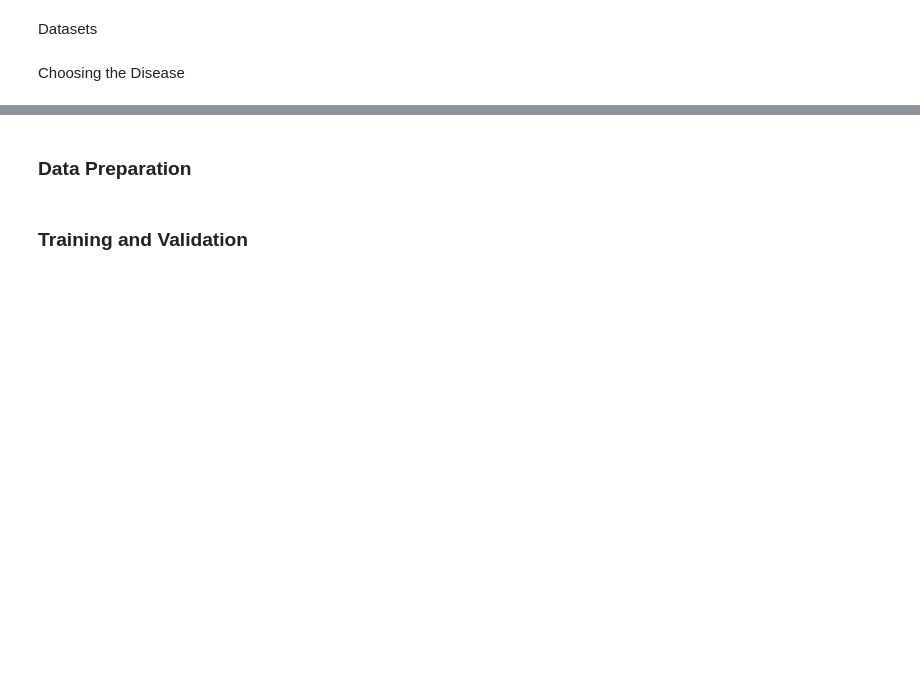
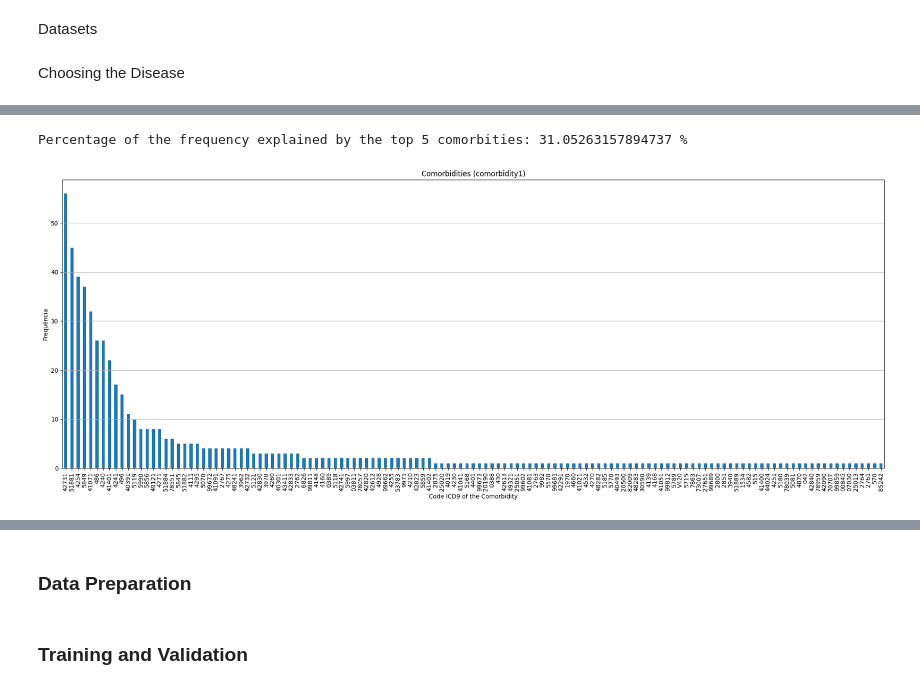
Before and after one commit to ossclaudia/Machine-Learning-2, a Jupyter notebook: projeto.ipynb, the cells around one changed output, grey strips where cells are left out. Drawn from its saved outputs; the diff is of its cells as text; code cells hidden in the pictures; blank space fills up the shorter version.

```diff
--- a/projeto.ipynb
+++ b/projeto.ipynb
@@ -37,8 +36,23 @@ items = pd.read_csv('tables/D_ITEMS.csv')
 # %% [markdown]
 Choosing the Disease
 # %%
-d = diag[diag['ICD9_CODE'] == '4019']
-print(d.head(15))
-#d['SUBJECT_ID'].value_counts()
-print(d['SUBJECT_ID'].nunique())
+d = diag[diag['ICD9_CODE'] == '4280']
+
+d1= d[d['SEQ_NUM'] == 1.0].copy()
+
+print(d1.size)
+
+diag_seq2 = diag[diag['SEQ_NUM'] == 2.0][['HADM_ID', 'ICD9_CODE']].rename(columns={'ICD9_CODE': 'comorbidity1'})
+d1 = d1.merge(diag_seq2, on='HADM_ID', how='left')
+d1['comorbidity1'] = d1['comorbidity1'].fillna(0)
+
+diag_seq2 = diag[diag['SEQ_NUM'] == 3.0][['HADM_ID', 'ICD9_CODE']].rename(columns={'ICD9_CODE': 'comorbidity2'})
+d1 = d1.merge(diag_seq2, on='HADM_ID', how='left')
+d1['comorbidity2'] = d1['comorbidity2'].fillna(0)
+
+d1.head(15)
+
+#hadm_ids = d1['HADM_ID'].unique()
+#chart_4280 = chartevents[chartevents['HADM_ID'].isin(hadm_ids)].copy()
+#chart_4280.to_csv('chart_4280.csv', index=False)
 # %% [output]
@@ -61,0 +76,18 @@ print(d['SUBJECT_ID'].nunique())
+# %%
+counts = d1['comorbidity1'].value_counts()
+
+c1 = sum(counts[0:4])/sum(counts[:])
+print("Percentage of the frequency explained by the top 5 comorbities: " + str(c1*100) + " %")
+
+plt.figure(figsize=(20,8))
+counts.plot(kind='bar')
+plt.title('Comorbidities (comorbidity1)')
+plt.xlabel('Code ICD9 of the Comorbidity')
+plt.ylabel('Frequência')
+plt.xticks(rotation=90)
+plt.grid(axis='y')
+plt.tight_layout()
+plt.show()
+# %% [output]
+Percentage of the frequency explained by the top 5 comorbities: 31.05263157894737 %
+[figure, added]
```
Also changed, not shown: parts of 6 cells of this notebook.
